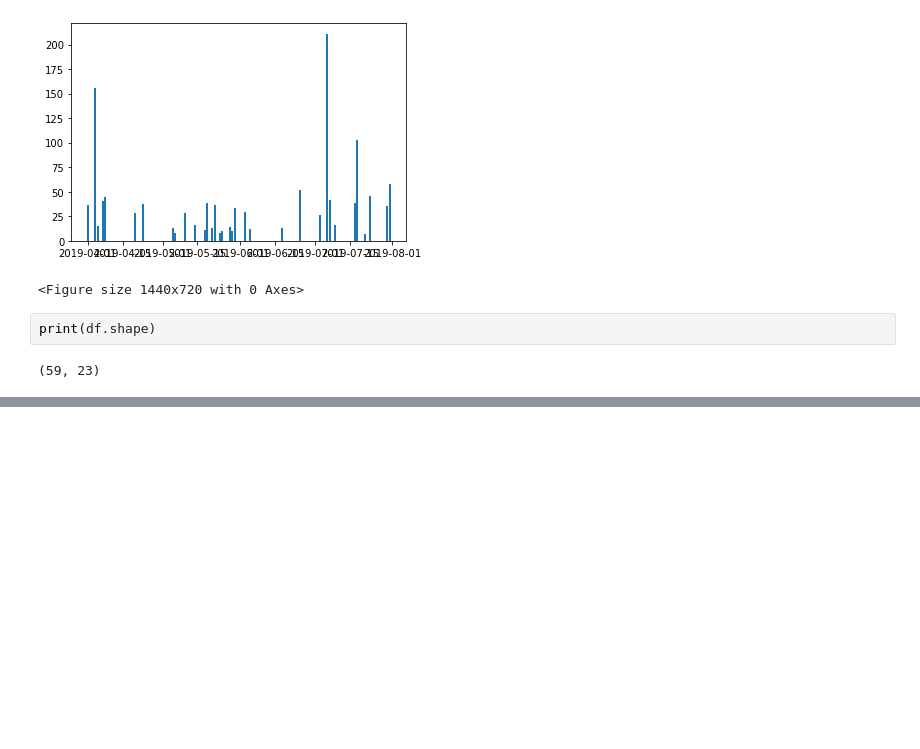
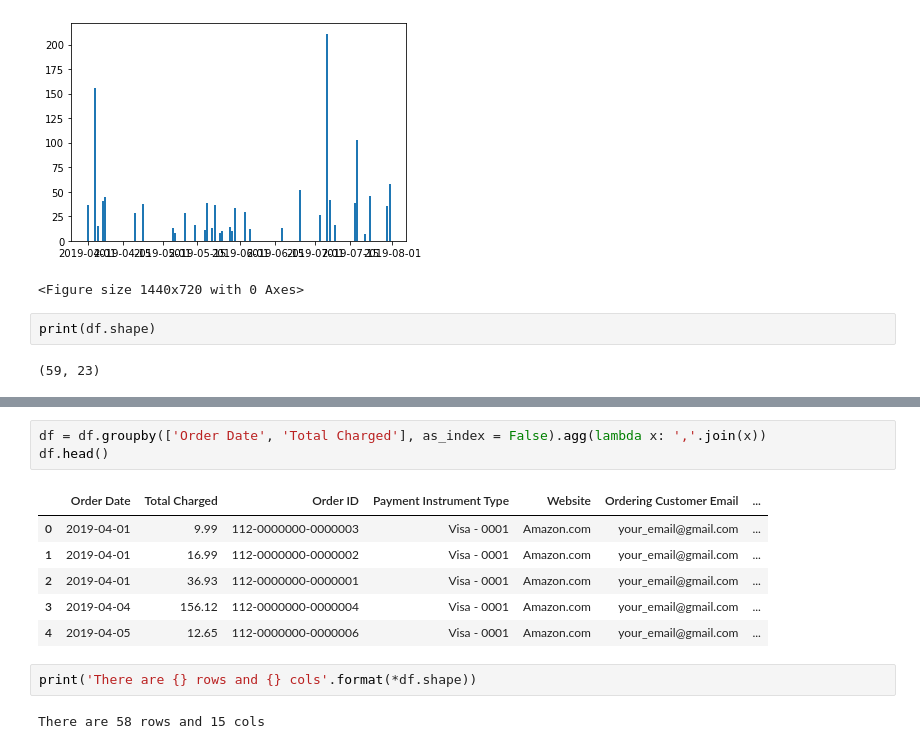
Before and after one commit to worapon-jaree/Dataquest-python-Beginner, a Jupyter notebook: Find Outs How much money you spend on Amazon.ipynb, the cells around one changed output, grey strips where cells are left out. Drawn from its saved outputs; the diff is of its cells as text; blank space fills up the shorter version.

```diff
--- a/Find Outs How much money you spend on Amazon.ipynb
+++ b/Find Outs How much money you spend on Amazon.ipynb
@@ -356,0 +367,14 @@ print(df.shape)
+# %%
+df = df.groupby(['Order Date', 'Total Charged'], as_index = False).agg(lambda x: ','.join(x))
+df.head()
+# %% [output]
+|  | Order Date | Total Charged | Order ID | Payment Instrument Type | Website | Ordering Customer Email | ... |
+| 0 | 2019-04-01 | 9.99 | 112-0000000-0000003 | Visa - 0001 | Amazon.com | your_email@gmail.com | ... |
+| 1 | 2019-04-01 | 16.99 | 112-0000000-0000002 | Visa - 0001 | Amazon.com | your_email@gmail.com | ... |
+| 2 | 2019-04-01 | 36.93 | 112-0000000-0000001 | Visa - 0001 | Amazon.com | your_email@gmail.com | ... |
+| 3 | 2019-04-04 | 156.12 | 112-0000000-0000004 | Visa - 0001 | Amazon.com | your_email@gmail.com | ... |
+| 4 | 2019-04-05 | 12.65 | 112-0000000-0000006 | Visa - 0001 | Amazon.com | your_email@gmail.com | ... |
+# %%
+print('There are {} rows and {} cols'.format(*df.shape))
+# %% [output]
+There are 58 rows and 15 cols
```
Also changed, not shown: parts of 6 cells of this notebook.
